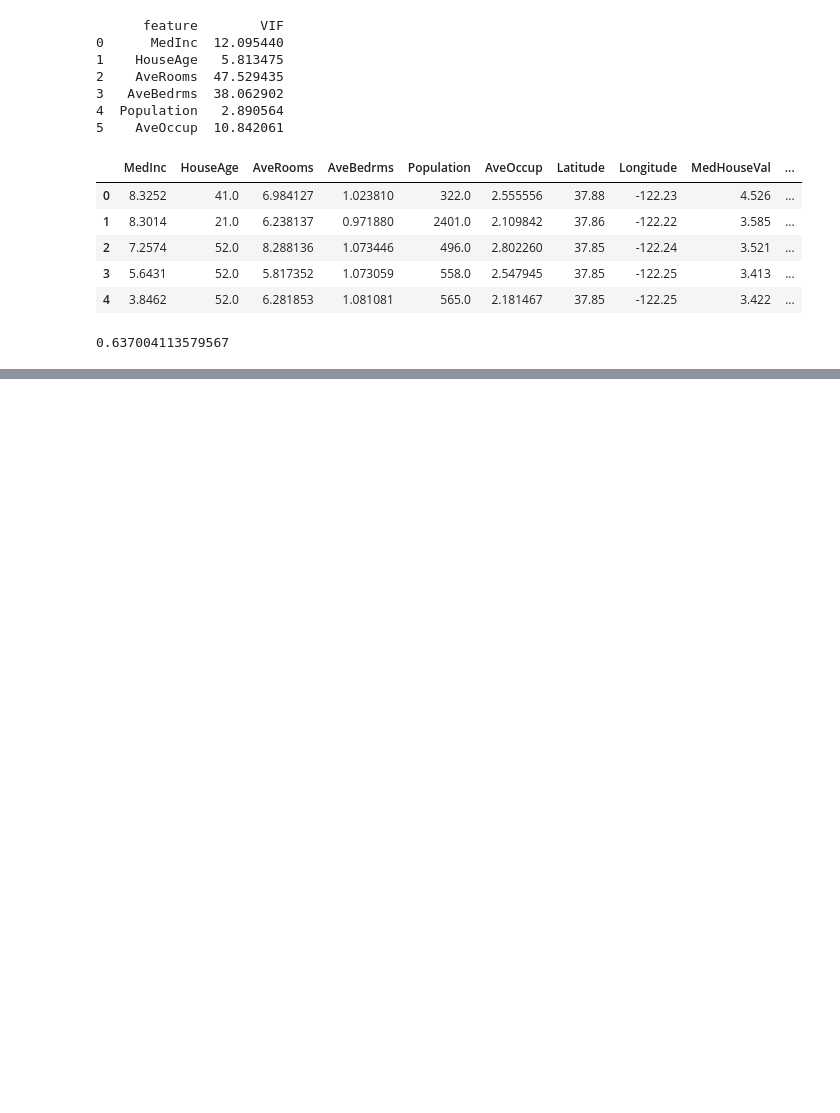
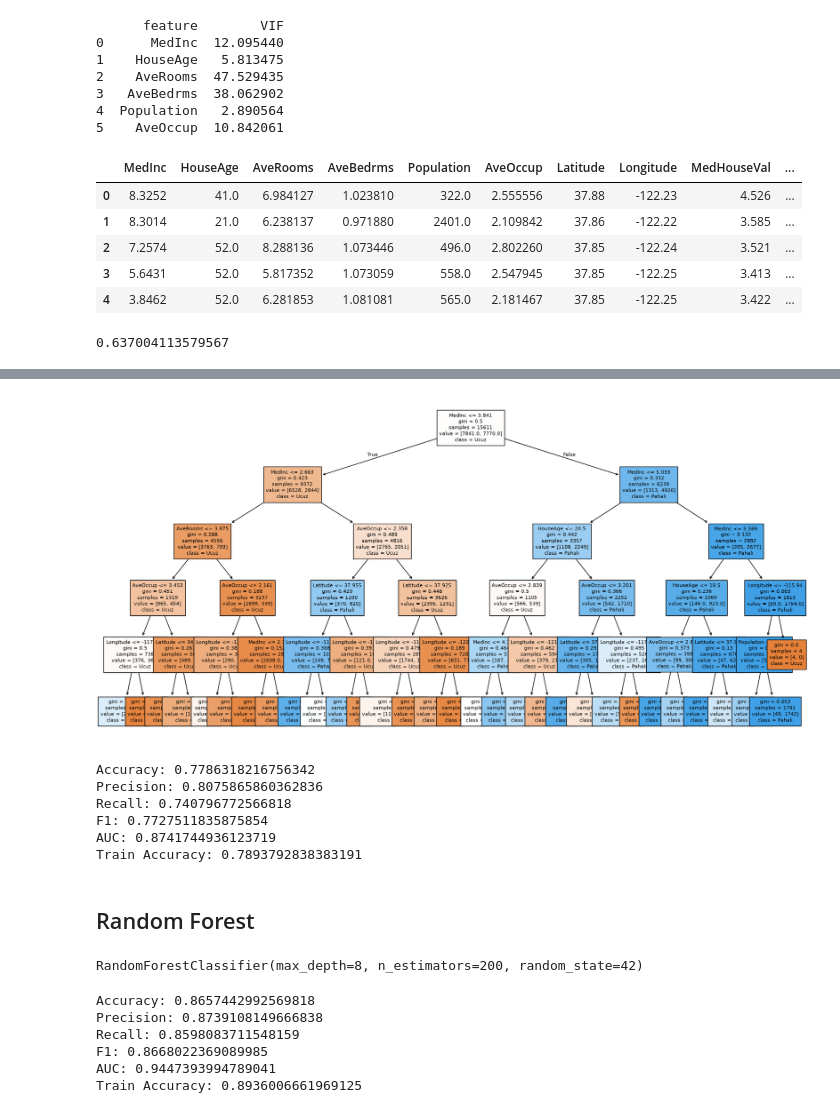
Before and after one commit to uzeyirelivasli/QssInternLearning, a Jupyter notebook: HousePrices-LinearRegression.ipynb, the cells around one changed output, grey strips where cells are left out. Cells and saved outputs as stored; diff of their text form; code cells hidden in the pictures; blank space fills up the shorter version.

Commit message:
Added Tree models

```diff
--- a/HousePrices-LinearRegression.ipynb
+++ b/HousePrices-LinearRegression.ipynb
@@ -237,0 +239,17 @@ print(vif_data)
+# %%
+from sklearn.tree import DecisionTreeClassifier
+
+# creating is house expensive column
+median_val = df['MedHouseVal'].median()
+df['Expensive'] = (df['MedHouseVal'] > median_val).astype(int)
+
+X_tree = df[['MedInc','HouseAge','AveRooms','AveBedrms','Population','AveOccup','Latitude','Longitude']]
+y_tree = df['Expensive']
+
+X_tree_train, X_tree_test, y_tree_train, y_tree_test = train_test_split(X_tree, y_tree, test_size=0.2, shuffle=True, random_state=42)
+
+tree = DecisionTreeClassifier(max_depth=5, random_state=42)
+tree.fit(X_tree_train,y_tree_train)
+
+importance = pd.Series(tree.feature_importances_, index=X_tree.columns)
+print(importance.sort_values(ascending=False))
@@ -237,0 +266,41 @@ print(vif_data)
+# %%
+from sklearn.tree import plot_tree
+plt.figure(figsize=(20,10))
+plot_tree(tree, feature_names=X_tree.columns, class_names=['Ucuz','Pahalı'], filled=True, fontsize=8)
+plt.show()
+# %% [output]
+[figure, added]
+# %%
+y_tree_pred = tree.predict(X_tree_test)
+
+y_tree_proba = tree.predict_proba(X_tree_test)[:, 1]  # AUC için olasılık skorları
+
+print("Accuracy:", accuracy_score(y_tree_test, y_tree_pred))
+print("Precision:", precision_score(y_tree_test, y_tree_pred))
+print("Recall:", recall_score(y_tree_test, y_tree_pred))
+print("F1:", f1_score(y_tree_test, y_tree_pred))
+print("AUC:", roc_auc_score(y_tree_test, y_tree_proba))
+
+# Overfitting kontrolü için train skorunu da al
+train_acc = accuracy_score(y_tree_train, tree.predict(X_train))
+print("Train Accuracy:", train_acc)
+# %% [output]
+Accuracy: 0.7786318216756342
+Precision: 0.8075865860362836
+Recall: 0.740796772566818
+F1: 0.7727511835875854
+AUC: 0.8741744936123719
+Train Accuracy: 0.7893792838383191
+# %% [markdown]
+## Random Forest
+# %%
+from sklearn.ensemble import RandomForestClassifier
+
+rf = RandomForestClassifier(
+    n_estimators=200,   # kaç tane ağaç kuracak
+    max_depth=8,        # her ağacın maksimum derinliği (aynı Decision Tree'deki mantık)
+    random_state=42
+)
+rf.fit(X_tree_train, y_tree_train)
+# %% [output]
+RandomForestClassifier(max_depth=8, n_estimators=200, random_state=42)
@@ -237,0 +310,14 @@ print(vif_data)
+# %%
+print("Accuracy:", accuracy_score(y_tree_test, y_rf_pred))
+print("Precision:", precision_score(y_tree_test, y_rf_pred))
+print("Recall:", recall_score(y_tree_test, y_rf_pred))
+print("F1:", f1_score(y_tree_test, y_rf_pred))
+print("AUC:", roc_auc_score(y_tree_test, y_rf_proba))
+print("Train Accuracy:", accuracy_score(y_tree_train, rf.predict(X_tree_train)))
+# %% [output]
+Accuracy: 0.8657442992569818
+Precision: 0.8739108149666838
+Recall: 0.8598083711548159
+F1: 0.8668022369089985
+AUC: 0.9447393994789041
+Train Accuracy: 0.8936006661969125
```
Also changed, not shown: parts of 6 cells of this notebook.
